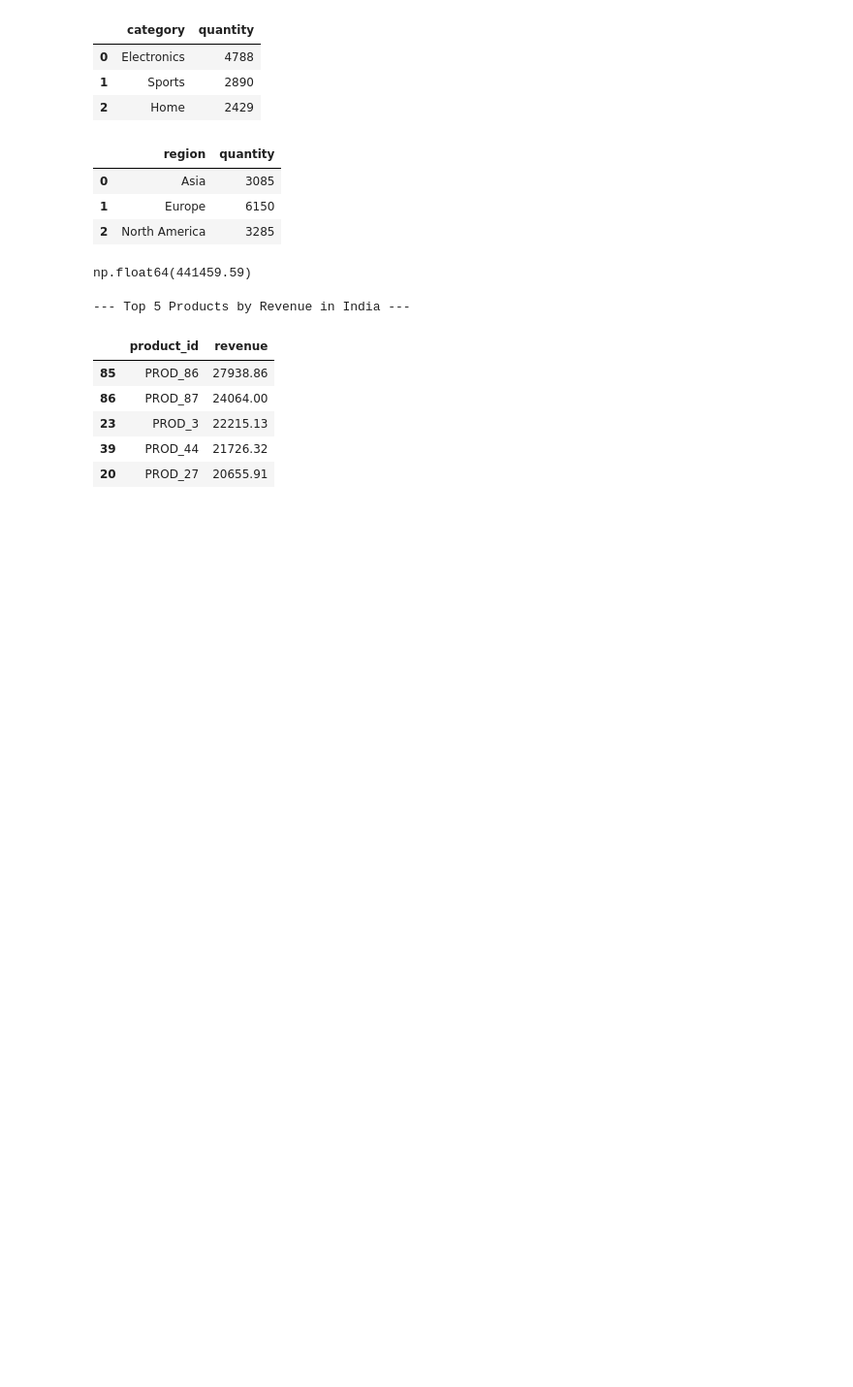
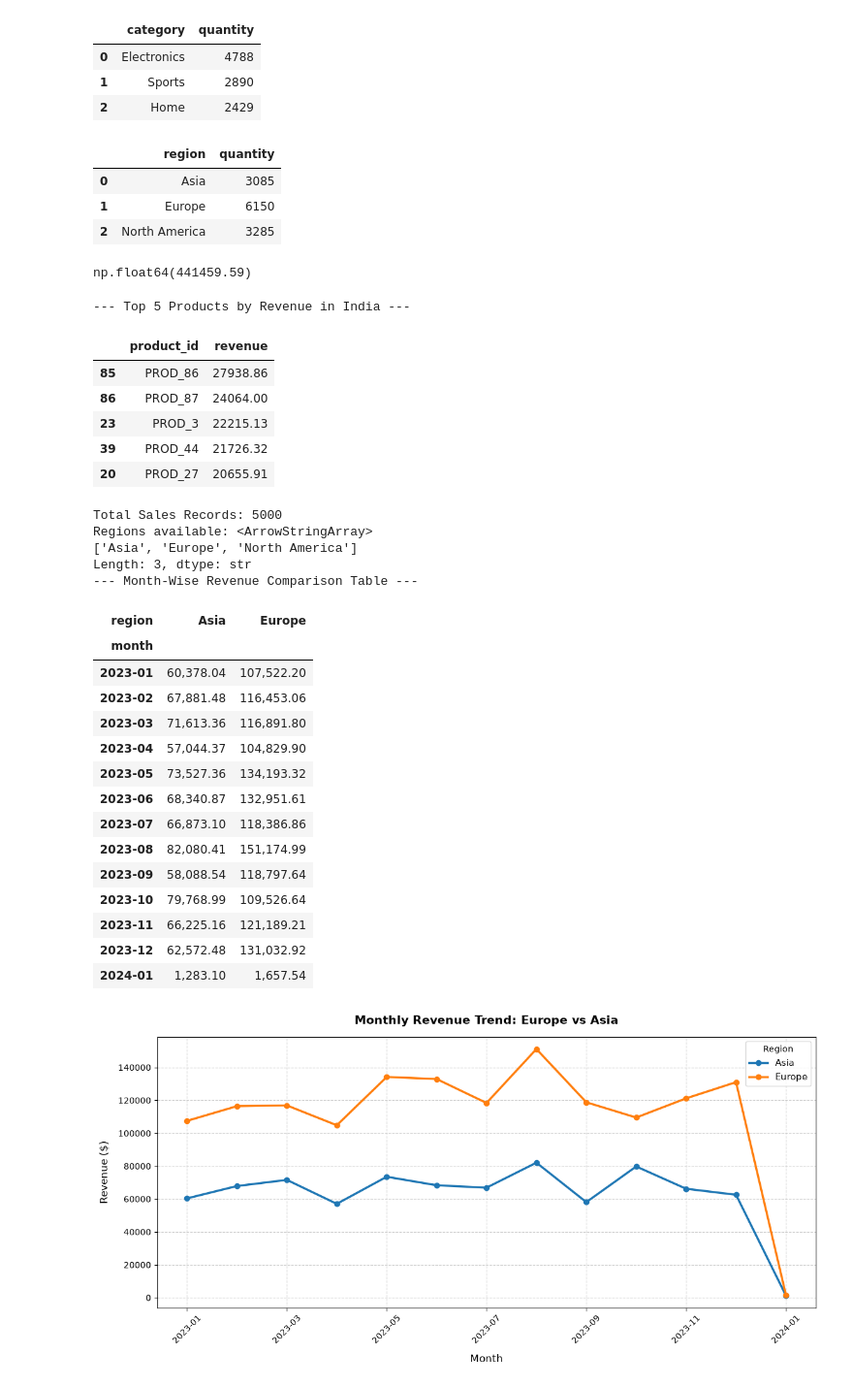
Before and after one commit to rahul-venu/Agentic-Business-Intelligence-Assistant-ABIA, a Jupyter notebook: data/notebooks/sanity_check.ipynb, the cells around one changed output. Shown at 97% size. Saved outputs shown, nothing was run; the diff lists cells and outputs as text; code cells hidden in the pictures; blank space fills up the shorter version.

Commit message:
feat: finalize ABIA pipeline with auto-join guardrails, dynamic Plotly charting, and executive dashboard UI

```diff
--- a/data/notebooks/sanity_check.ipynb
+++ b/data/notebooks/sanity_check.ipynb
@@ -1,9 +1,9 @@
 # %%
 import pandas as pd
 
-sales = pd.read_csv(r"YOUR_PATH\sales_data.csv")
-customers = pd.read_csv(r"YOUR_PATH\customer_data.csv")
-products = pd.read_csv(r"YOUR_PATH\product_data.csv")
+sales = pd.read_csv(r"D:\Practice Projects\GenAI\abia\data\sales_data.csv")
+customers = pd.read_csv(r"D:\Practice Projects\GenAI\abia\data\customer_data.csv")
+products = pd.read_csv(r"D:\Practice Projects\GenAI\abia\data\product_data.csv")
 
 print("------Sales Head------")
 display(sales.head(5))
@@ -189,3 +189,71 @@ display(top_products_india)
 | 23 | PROD_3 | 22215.13 |
 | 39 | PROD_44 | 21726.32 |
 | 20 | PROD_27 | 20655.91 |
+# %%
+import matplotlib.pyplot as plt
+
+# Format numbers with commas and 2 decimals
+pd.set_option('display.float_format', lambda x: f"{x:,.2f}")
+
+print(f"Total Sales Records: {len(sales)}")
+print("Regions available:", sales['region'].unique())
+
+# 1. Convert 'date' column to datetime and extract YYYY-MM month string
+sales['date'] = pd.to_datetime(sales['date'])
+sales['month'] = sales['date'].dt.to_period('M').astype(str)
+
+# 2. Filter for Europe and Asia only
+filtered_sales = sales[sales['region'].isin(['Europe', 'Asia'])]
+
+# 3. Group by month and region, then sum revenue
+trend_df = (
+    filtered_sales.groupby(['month', 'region'])['revenue']
+    .sum()
+    .reset_index()
+)
+
+# 4. Pivot table so Month is the Index (X-axis) and Regions are Columns
+pivot_df = trend_df.pivot_table(
+    index='month',
+    columns='region',
+    values='revenue',
+    aggfunc='sum'
+).fillna(0)
+
+print("--- Month-Wise Revenue Comparison Table ---")
+display(pivot_df)
+
+# Plot line chart
+ax = pivot_df.plot(kind='line', marker='o', figsize=(12, 6), linewidth=2.5)
+
+plt.title("Monthly Revenue Trend: Europe vs Asia", fontsize=14, fontweight='bold', pad=15)
+plt.xlabel("Month", fontsize=12, labelpad=10)
+plt.ylabel("Revenue ($)", fontsize=12, labelpad=10)
+plt.xticks(rotation=45)
+plt.grid(True, linestyle='--', alpha=0.6)
+plt.legend(title="Region", fontsize=11)
+plt.tight_layout()
+
+plt.show()
+# %% [output]
+Total Sales Records: 5000
+Regions available: <ArrowStringArray>
+['Asia', 'Europe', 'North America']
+Length: 3, dtype: str
+--- Month-Wise Revenue Comparison Table ---
+| region | Asia | Europe |
+| month |  |  |
+| 2023-01 | 60,378.04 | 107,522.20 |
+| 2023-02 | 67,881.48 | 116,453.06 |
+| 2023-03 | 71,613.36 | 116,891.80 |
+| 2023-04 | 57,044.37 | 104,829.90 |
+| 2023-05 | 73,527.36 | 134,193.32 |
+| 2023-06 | 68,340.87 | 132,951.61 |
+| 2023-07 | 66,873.10 | 118,386.86 |
+| 2023-08 | 82,080.41 | 151,174.99 |
+| 2023-09 | 58,088.54 | 118,797.64 |
+| 2023-10 | 79,768.99 | 109,526.64 |
+| 2023-11 | 66,225.16 | 121,189.21 |
+| 2023-12 | 62,572.48 | 131,032.92 |
+| 2024-01 | 1,283.10 | 1,657.54 |
+[figure, added]
```
Also changed, not shown: 8 other files.
